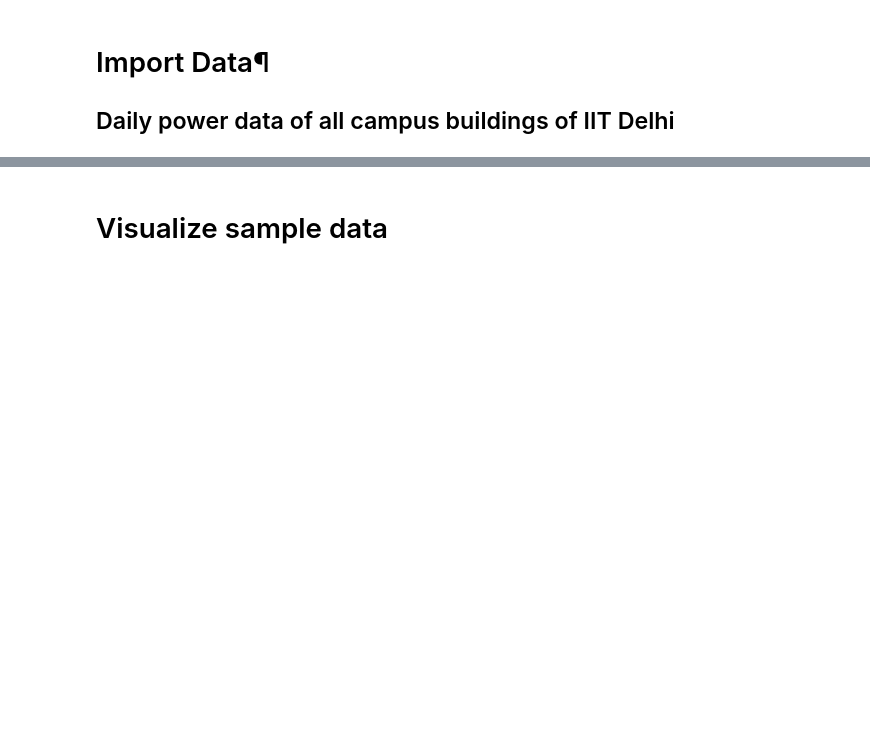
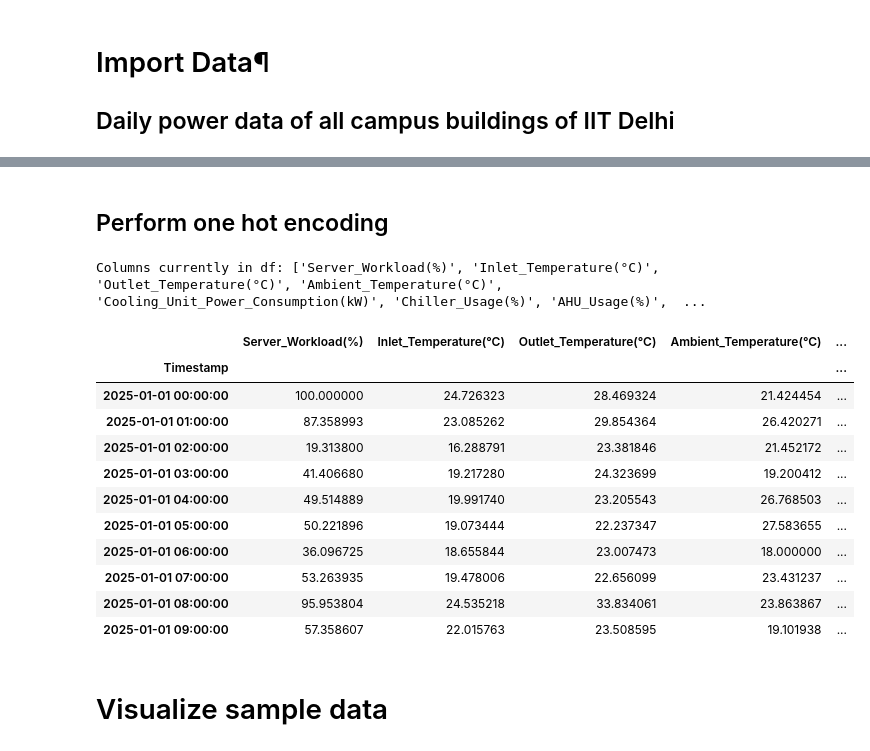
Before and after one commit to ha2ardbunny/Hybrid-Deep-Learning-DRL-Data-Center-Thermal-Management, a Jupyter notebook: CNN_LSTM_univariate_multistep_output_github_2023.ipynb, the cells around one changed output, grey strips where cells are left out. Cells and saved outputs as stored; diff of their text form; code cells hidden in the pictures; blank space fills up the shorter version.

Commit message:
Latest Enhancement with corrected encoding

```diff
--- a/CNN_LSTM_univariate_multistep_output_github_2023.ipynb
+++ b/CNN_LSTM_univariate_multistep_output_github_2023.ipynb
@@ -77,3 +196,37 @@ Wall time: 31.3 ms
+# %% [markdown]
+## Perform one hot encoding
+# %%
+if 'Timestamp' in df.columns:
+    df['Timestamp'] = pd.to_datetime(df['Timestamp'])
+
+# Perform the encoding
+df_encoded = pd.get_dummies(df, columns=['Cooling_Strategy_Action'], prefix='Action')
+
+# Convert Boolean columns to integers
+action_cols = df_encoded.filter(regex='^Action_').columns
+df_encoded[action_cols] = df_encoded[action_cols].astype(int)
+
+# Display the first 10 rows of the encoded columns
+df_encoded[action_cols].head(10)
+
+df = df_encoded
+
+print("Columns currently in df:", df.columns.tolist())
+display(df.head(10))
+# %% [output]
+Columns currently in df: ['Server_Workload(%)', 'Inlet_Temperature(°C)', 'Outlet_Temperature(°C)', 'Ambient_Temperature(°C)', 'Cooling_Unit_Power_Consumption(kW)', 'Chiller_Usage(%)', 'AHU_Usage(%)',  ...
+|  | Server_Workload(%) | Inlet_Temperature(°C) | Outlet_Temperature(°C) | Ambient_Temperature(°C) | ... |
+| Timestamp |  |  |  |  | ... |
+| 2025-01-01 00:00:00 | 100.000000 | 24.726323 | 28.469324 | 21.424454 | ... |
+| 2025-01-01 01:00:00 | 87.358993 | 23.085262 | 29.854364 | 26.420271 | ... |
+| 2025-01-01 02:00:00 | 19.313800 | 16.288791 | 23.381846 | 21.452172 | ... |
+| 2025-01-01 03:00:00 | 41.406680 | 19.217280 | 24.323699 | 19.200412 | ... |
+| 2025-01-01 04:00:00 | 49.514889 | 19.991740 | 23.205543 | 26.768503 | ... |
+| 2025-01-01 05:00:00 | 50.221896 | 19.073444 | 22.237347 | 27.583655 | ... |
+| 2025-01-01 06:00:00 | 36.096725 | 18.655844 | 23.007473 | 18.000000 | ... |
+| 2025-01-01 07:00:00 | 53.263935 | 19.478006 | 22.656099 | 23.431237 | ... |
+| 2025-01-01 08:00:00 | 95.953804 | 24.535218 | 33.834061 | 23.863867 | ... |
+| 2025-01-01 09:00:00 | 57.358607 | 22.015763 | 23.508595 | 19.101938 | ... |
 # %% [markdown]
 # Visualize sample data
 # %%
```
Also changed, not shown: parts of 19 cells of this notebook.
